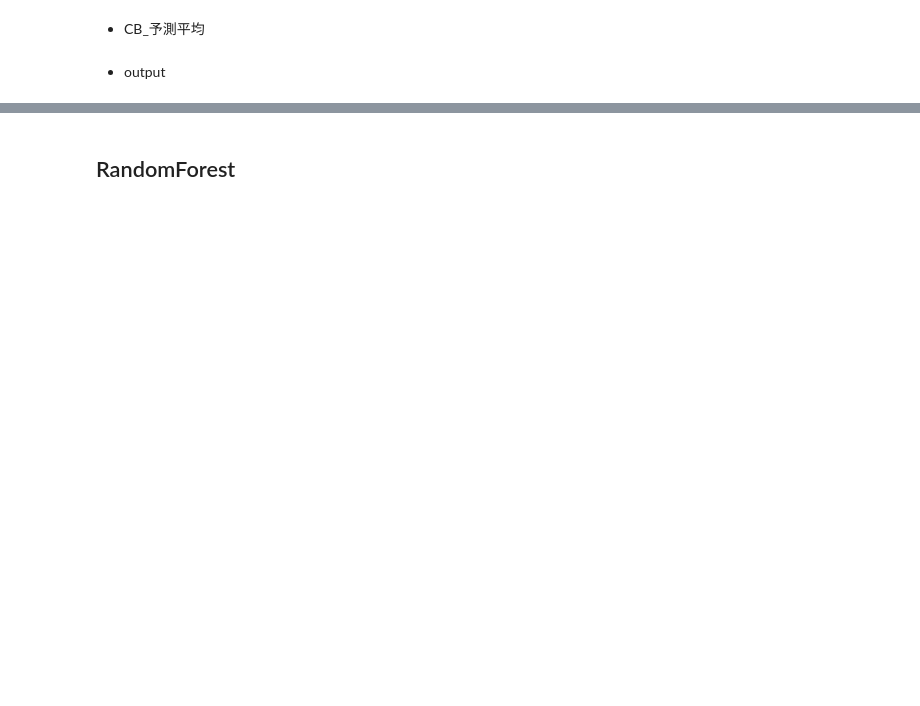
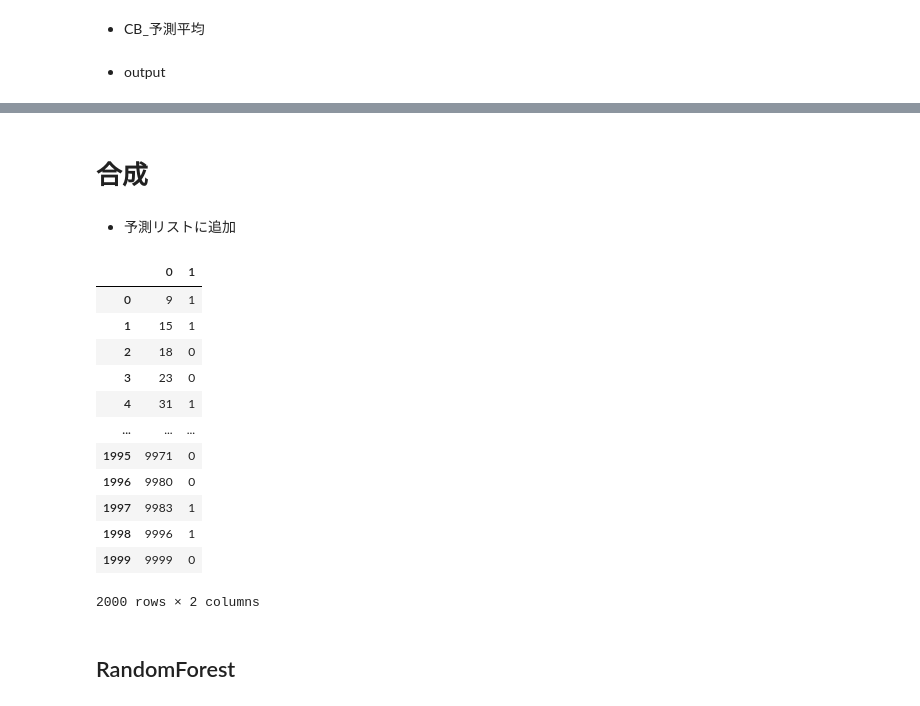
Before and after one commit to tImagawa09/SIGNATE, a Jupyter notebook: 02_【第42回_Beginner限定コンペ】PCゲームの勝敗予測/notebooks/22_LightGBM_XGBoost_CatBoost_.ipynb, the cells around one changed output, grey strips where cells are left out. Cells and saved outputs as stored; diff of their text form; code cells hidden in the pictures; blank space fills up the shorter version.

Commit message:
todo cat lightgbm 改良する

```diff
--- a/02_【第42回_Beginner限定コンペ】PCゲームの勝敗予測/notebooks/22_LightGBM_XGBoost_CatBoost_.ipynb
+++ b/02_【第42回_Beginner限定コンペ】PCゲームの勝敗予測/notebooks/22_LightGBM_XGBoost_CatBoost_.ipynb
@@ -429,5 +429,44 @@ submit
 | 1998 | 9996 | 1 |
 | 1999 | 9999 | 0 |
 2000 rows × 2 columns
+# %% [markdown]
+# 合成
+# %% [markdown]
+- 予測リストに追加
+# %%
+# 予測結果をNumPy配列に変換
+cb_predictions = np.array(cb_y_test_pred_int)  # CatBoostの予測結果
+lgb_predictions = np.array(lgb_y_test_pred_int)  # LightGBMの予測結果
+xgb_predictions = np.array(xgb_y_test_pred_int)  # XGBoostの予測結果
+
+# 3つのモデルの予測結果を組み合わせる
+combined_predictions = np.vstack((cb_predictions, lgb_predictions, xgb_predictions))
+
+# 多数決で最終的な予測を決定（行方向に合計し、1.5より大きい場合は1とする）
+final_predictions = np.mean(combined_predictions, axis=0) > 0.5
+final_predictions = final_predictions.astype(int)
+
+# 最終的な予測をCSVファイルに保存
+merge_submit = pd.DataFrame({
+    '0': test['gameId'],  # 適切なID列を使用
+    '1': final_predictions
+})
+merge_submit.to_csv(f'../data/output/{current_time}_final_predictions.csv', index=False)
+# %%
+merge_submit
+# %% [output]
+|  | 0 | 1 |
+| 0 | 9 | 1 |
+| 1 | 15 | 1 |
+| 2 | 18 | 0 |
+| 3 | 23 | 0 |
+| 4 | 31 | 1 |
+| ... | ... | ... |
+| 1995 | 9971 | 0 |
+| 1996 | 9980 | 0 |
+| 1997 | 9983 | 1 |
+| 1998 | 9996 | 1 |
+| 1999 | 9999 | 0 |
+2000 rows × 2 columns
 # %% [markdown]
 ## RandomForest
```
Also changed, not shown: parts of 8 cells of this notebook, 10 other files.
